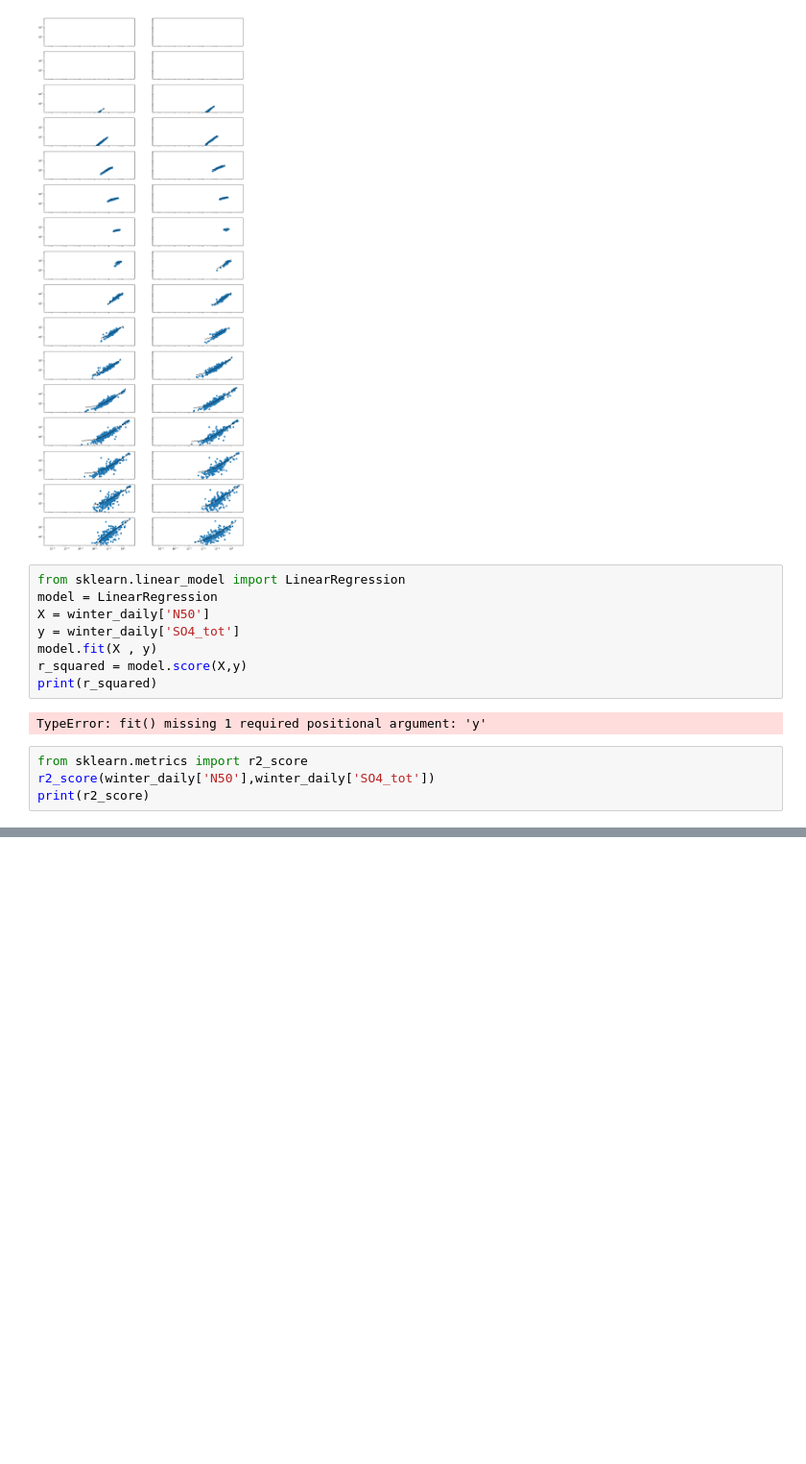
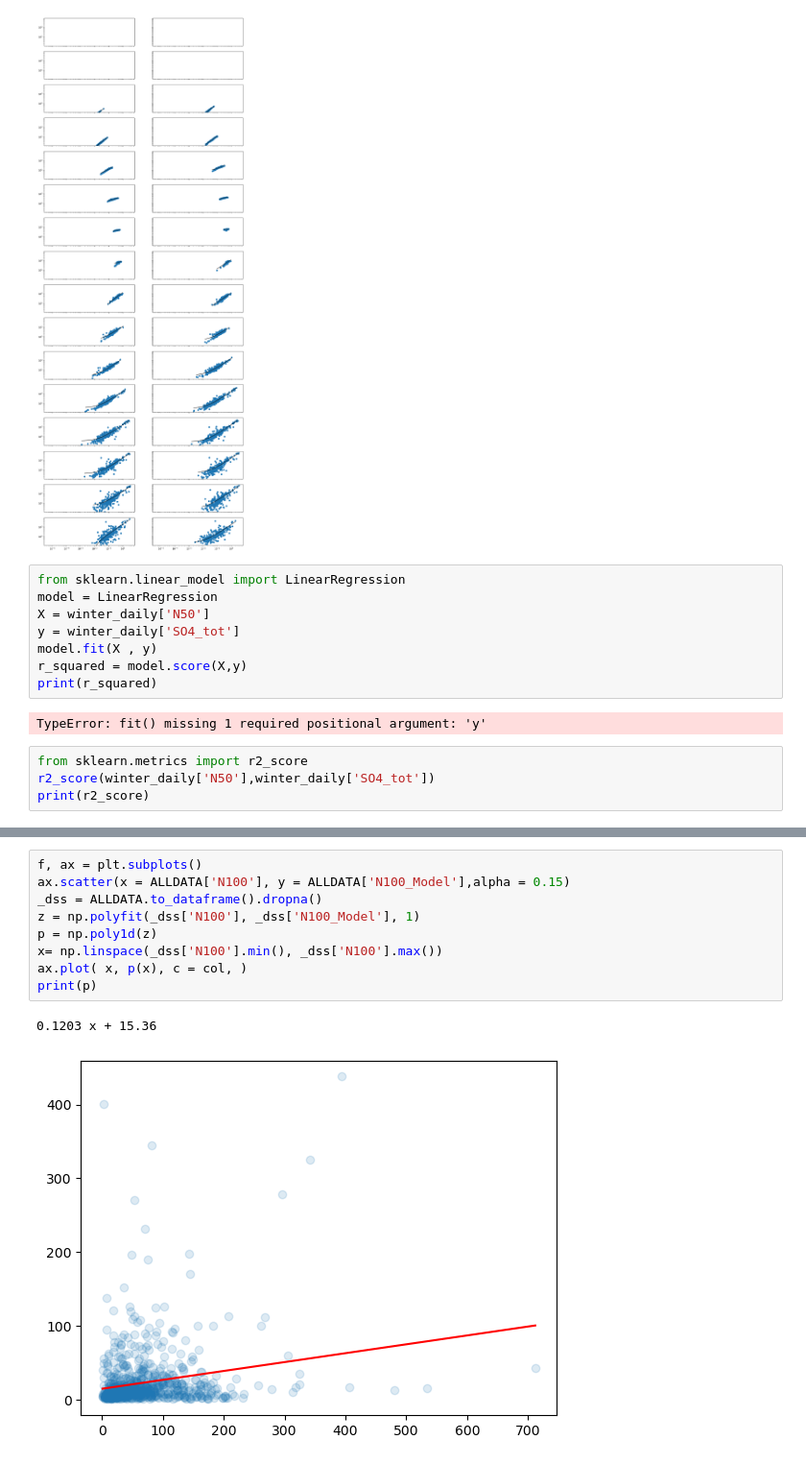
Before and after one commit to eScience-course/-Tjaernoe2022-group1, a Jupyter notebook: notebooks/Stefan/N100 Model vs SO4.ipynb, the cells around one changed output, grey strips where cells are left out. Shown at 96% size. Drawn from its saved outputs; the diff is of its cells as text; blank space fills up the shorter version.

```diff
--- a/notebooks/Stefan/N100 Model vs SO4.ipynb
+++ b/notebooks/Stefan/N100 Model vs SO4.ipynb
@@ -650,0 +978,12 @@ print(r2_score)
+# %%
+f, ax = plt.subplots()
+ax.scatter(x = ALLDATA['N100'], y = ALLDATA['N100_Model'],alpha = 0.15)
+_dss = ALLDATA.to_dataframe().dropna()
+z = np.polyfit(_dss['N100'], _dss['N100_Model'], 1)
+p = np.poly1d(z)
+x= np.linspace(_dss['N100'].min(), _dss['N100'].max())
+ax.plot( x, p(x), c = col, )
+print(p)
+# %% [output]
+0.1203 x + 15.36
+[figure, added]
```
Also changed, not shown: parts of 32 cells of this notebook, 1 other file.
